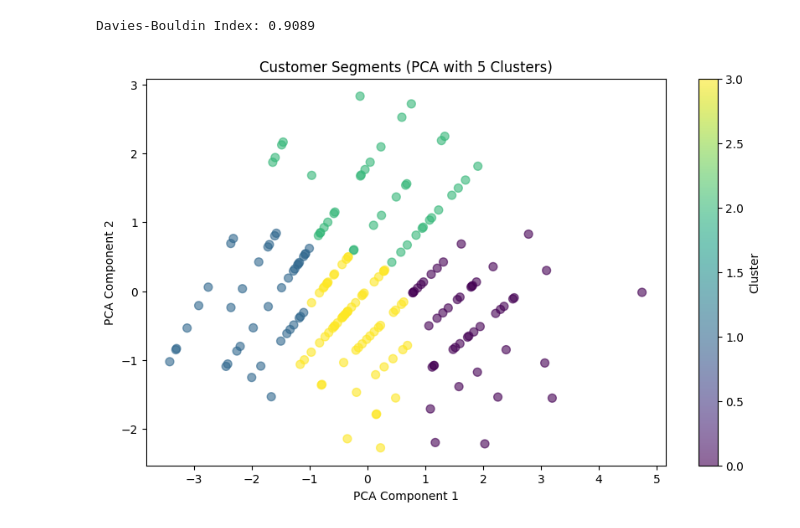
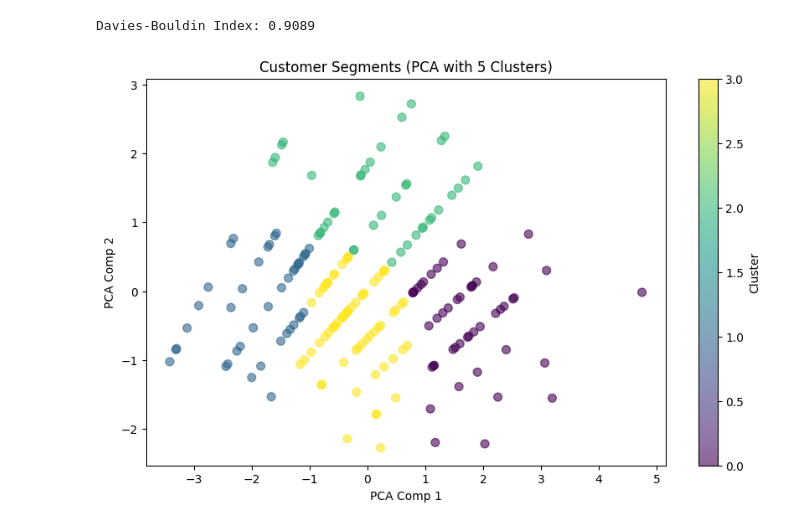
Before and after one commit to vidulaarumugam/Vidula_zeotap, a Jupyter notebook: Vidula_N_A_Clustering.ipynb, the cells around one changed output. Drawn from its saved outputs; the diff is of its cells as text; code cells hidden in the pictures.

```diff
--- a/Vidula_N_A_Clustering.ipynb
+++ b/Vidula_N_A_Clustering.ipynb
@@ -70,19 +70,19 @@ Davies-Bouldin Index: 0.9089
 # %%
 # Apply PCA for 2D visualization
 pca = PCA(n_components=2)
 pca_components = pca.fit_transform(final_data[['total_spend', 'transaction_count', 'avg_transaction_value']])
 
-# Add PCA components to the dataframe
+
 final_data['PCA1'] = pca_components[:, 0]
 final_data['PCA2'] = pca_components[:, 1]
 
-# Plot the clusters
+# Plot
 plt.figure(figsize=(10, 6))
 plt.scatter(final_data['PCA1'], final_data['PCA2'], c=final_data['Cluster'], cmap='viridis', s=50, alpha=0.6)
 plt.title('Customer Segments (PCA with 5 Clusters)')
-plt.xlabel('PCA Component 1')
-plt.ylabel('PCA Component 2')
+plt.xlabel('PCA Comp 1')
+plt.ylabel('PCA Comp 2')
 plt.colorbar(label='Cluster')
 plt.show()
 # %% [output]
-[figure, old version]
+[figure, new version]
```
Also changed, not shown: parts of 2 cells of this notebook.
